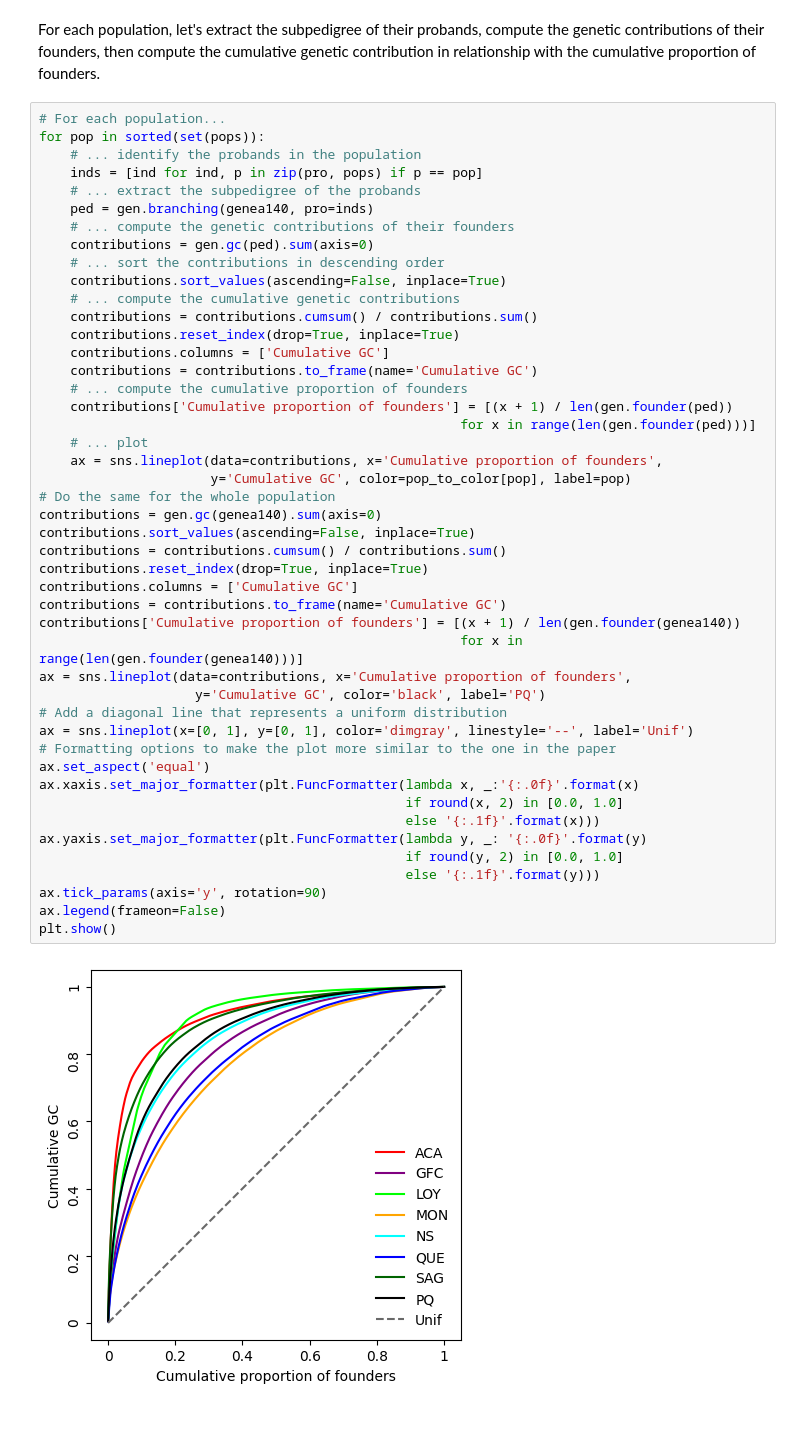
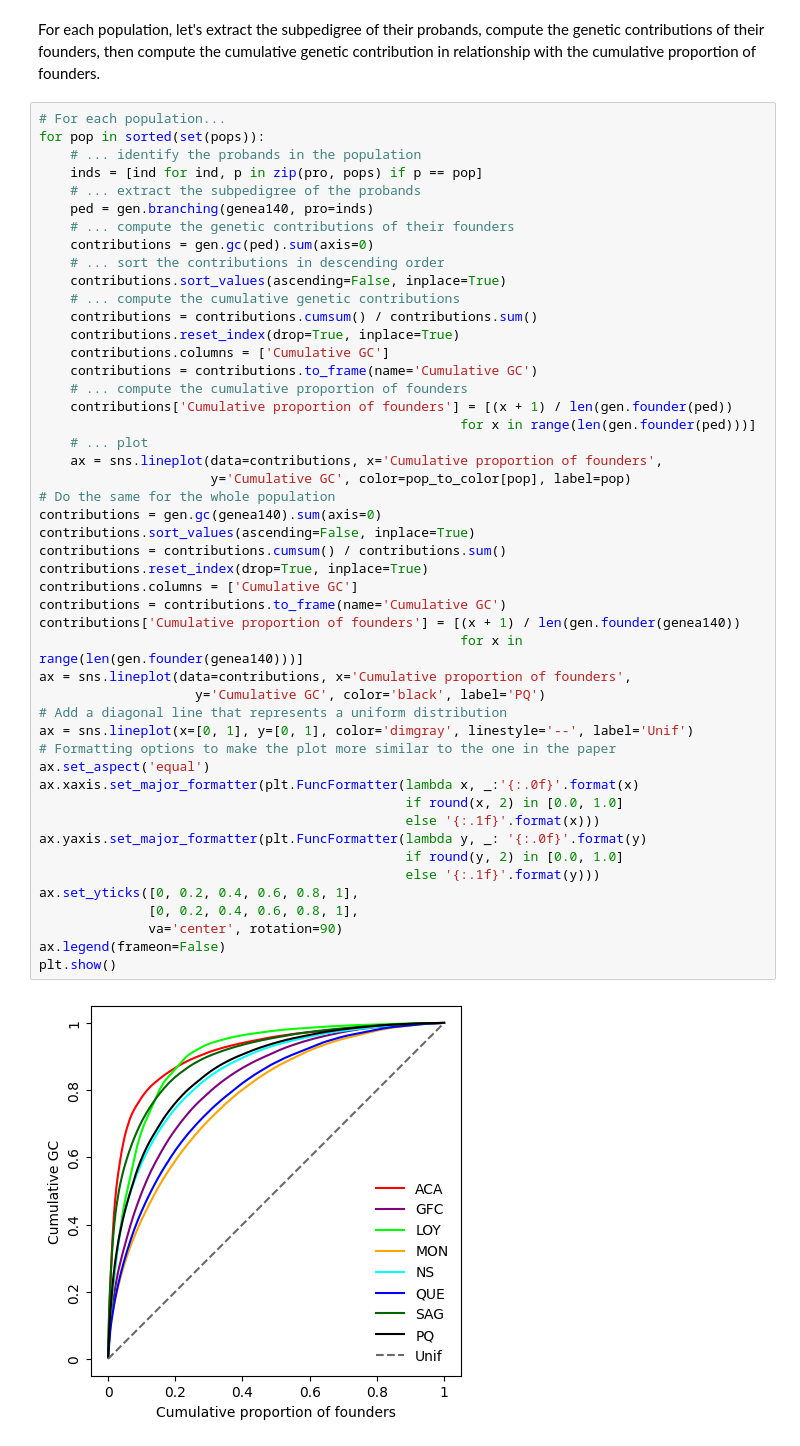
Before and after one commit to Genopop/geneakit, a Jupyter notebook: examples/figure2.ipynb, the cells around one changed output. Drawn from its saved outputs; the diff is of its cells as text.

Commit message:
Minor aesthetic changes to figure1 and figure2 examples

```diff
--- a/examples/figure2.ipynb
+++ b/examples/figure2.ipynb
@@ -146,32 +146,34 @@ for pop in sorted(set(pops)):
     # ... compute the cumulative proportion of founders
     contributions['Cumulative proportion of founders'] = [(x + 1) / len(gen.founder(ped))
                                                       for x in range(len(gen.founder(ped)))]
     # ... plot
     ax = sns.lineplot(data=contributions, x='Cumulative proportion of founders',
                       y='Cumulative GC', color=pop_to_color[pop], label=pop)
 # Do the same for the whole population
 contributions = gen.gc(genea140).sum(axis=0)
 contributions.sort_values(ascending=False, inplace=True)
 contributions = contributions.cumsum() / contributions.sum()
 contributions.reset_index(drop=True, inplace=True)
 contributions.columns = ['Cumulative GC']
 contributions = contributions.to_frame(name='Cumulative GC')
 contributions['Cumulative proportion of founders'] = [(x + 1) / len(gen.founder(genea140))
                                                       for x in range(len(gen.founder(genea140)))]
 ax = sns.lineplot(data=contributions, x='Cumulative proportion of founders',
                     y='Cumulative GC', color='black', label='PQ')
 # Add a diagonal line that represents a uniform distribution
 ax = sns.lineplot(x=[0, 1], y=[0, 1], color='dimgray', linestyle='--', label='Unif')
 # Formatting options to make the plot more similar to the one in the paper
 ax.set_aspect('equal')
 ax.xaxis.set_major_formatter(plt.FuncFormatter(lambda x, _:'{:.0f}'.format(x)
                                                if round(x, 2) in [0.0, 1.0]
                                                else '{:.1f}'.format(x)))
 ax.yaxis.set_major_formatter(plt.FuncFormatter(lambda y, _: '{:.0f}'.format(y)
                                                if round(y, 2) in [0.0, 1.0]
                                                else '{:.1f}'.format(y)))
-ax.tick_params(axis='y', rotation=90)
+ax.set_yticks([0, 0.2, 0.4, 0.6, 0.8, 1],
+              [0, 0.2, 0.4, 0.6, 0.8, 1],
+              va='center', rotation=90)
 ax.legend(frameon=False)
 plt.show()
 # %% [output]
-[figure, old version]
+[figure, new version]
```
Also changed, not shown: parts of 1 cell of this notebook, 1 other file.
